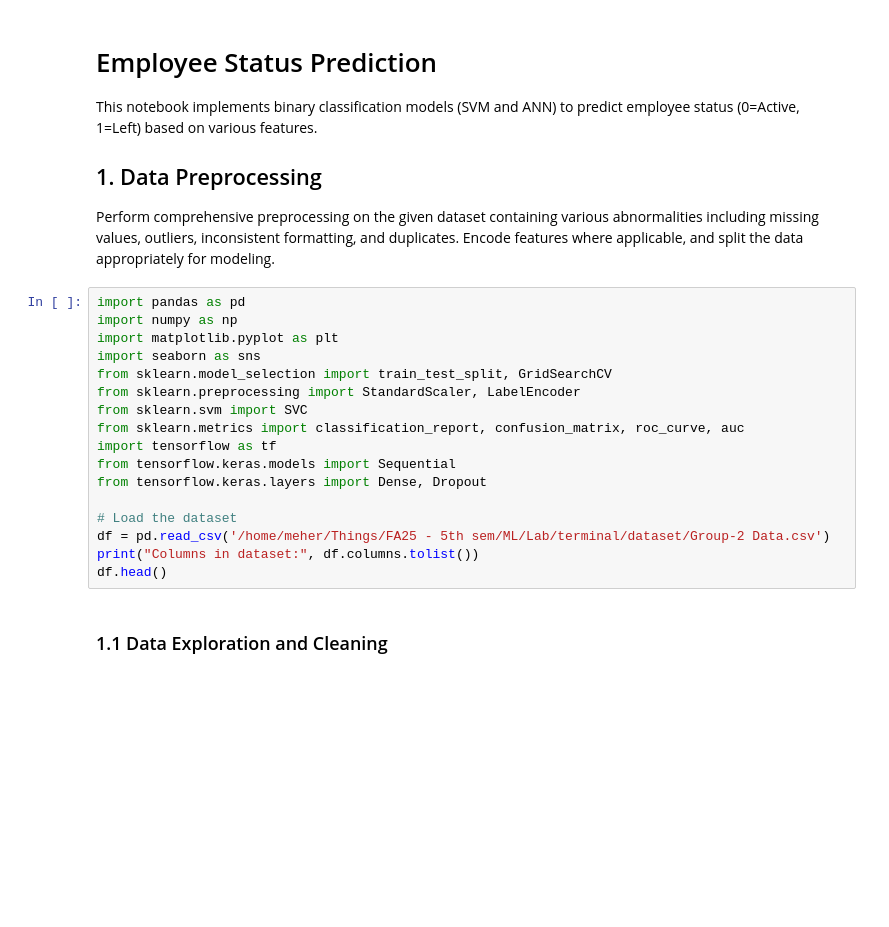
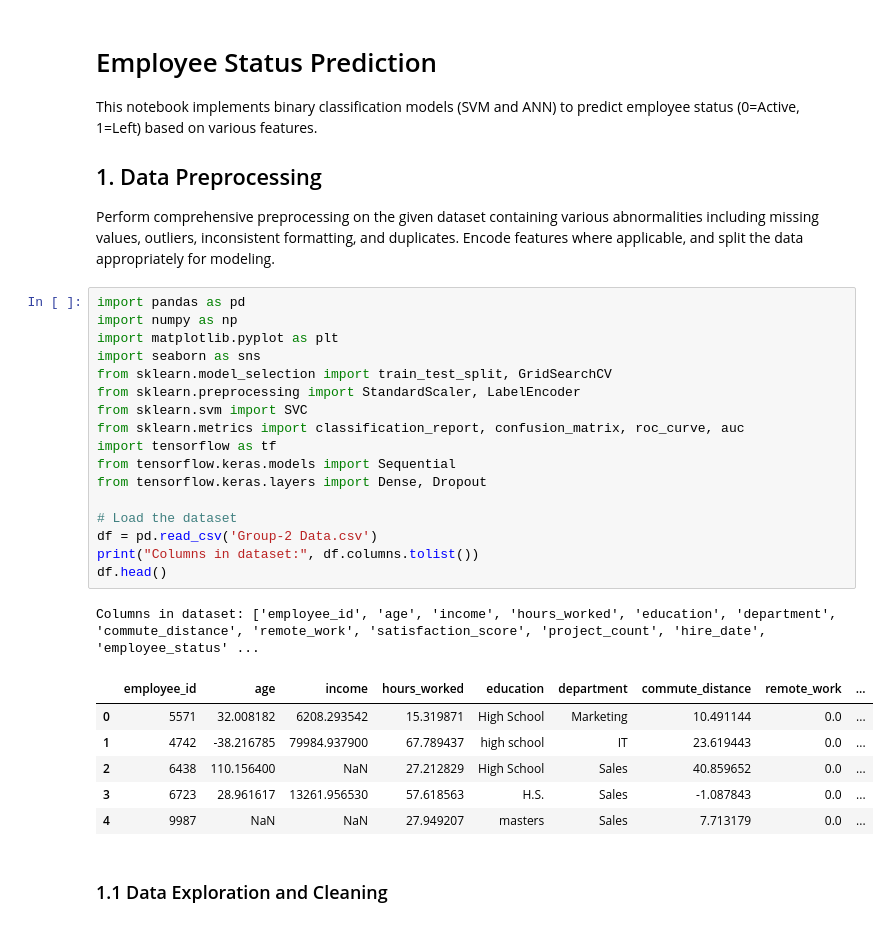
Before and after one commit to meheralimeer/ml-lab-terminal, a Jupyter notebook: employee_status_prediction.ipynb, the cells around one changed output. Cells and saved outputs as stored; diff of their text form; blank space fills up the shorter version.

```diff
--- a/employee_status_prediction.ipynb
+++ b/employee_status_prediction.ipynb
@@ -9,20 +9,28 @@ Perform comprehensive preprocessing on the given dataset containing various abno
 # %%
 import pandas as pd
 import numpy as np
 import matplotlib.pyplot as plt
 import seaborn as sns
 from sklearn.model_selection import train_test_split, GridSearchCV
 from sklearn.preprocessing import StandardScaler, LabelEncoder
 from sklearn.svm import SVC
 from sklearn.metrics import classification_report, confusion_matrix, roc_curve, auc
 import tensorflow as tf
 from tensorflow.keras.models import Sequential
 from tensorflow.keras.layers import Dense, Dropout
 
 # Load the dataset
-df = pd.read_csv('/home/meher/Things/FA25 - 5th sem/ML/Lab/terminal/dataset/Group-2 Data.csv')
+df = pd.read_csv('Group-2 Data.csv')
 print("Columns in dataset:", df.columns.tolist())
 df.head()
+# %% [output]
+Columns in dataset: ['employee_id', 'age', 'income', 'hours_worked', 'education', 'department', 'commute_distance', 'remote_work', 'satisfaction_score', 'project_count', 'hire_date', 'employee_status' ...
+|  | employee_id | age | income | hours_worked | education | department | commute_distance | remote_work | ... |
+| 0 | 5571 | 32.008182 | 6208.293542 | 15.319871 | High School | Marketing | 10.491144 | 0.0 | ... |
+| 1 | 4742 | -38.216785 | 79984.937900 | 67.789437 | high school | IT | 23.619443 | 0.0 | ... |
+| 2 | 6438 | 110.156400 | NaN | 27.212829 | High School | Sales | 40.859652 | 0.0 | ... |
+| 3 | 6723 | 28.961617 | 13261.956530 | 57.618563 | H.S. | Sales | -1.087843 | 0.0 | ... |
+| 4 | 9987 | NaN | NaN | 27.949207 | masters | Sales | 7.713179 | 0.0 | ... |
 # %% [markdown]
 ### 1.1 Data Exploration and Cleaning
 # %%
```
Also changed, not shown: parts of 5 cells of this notebook.
